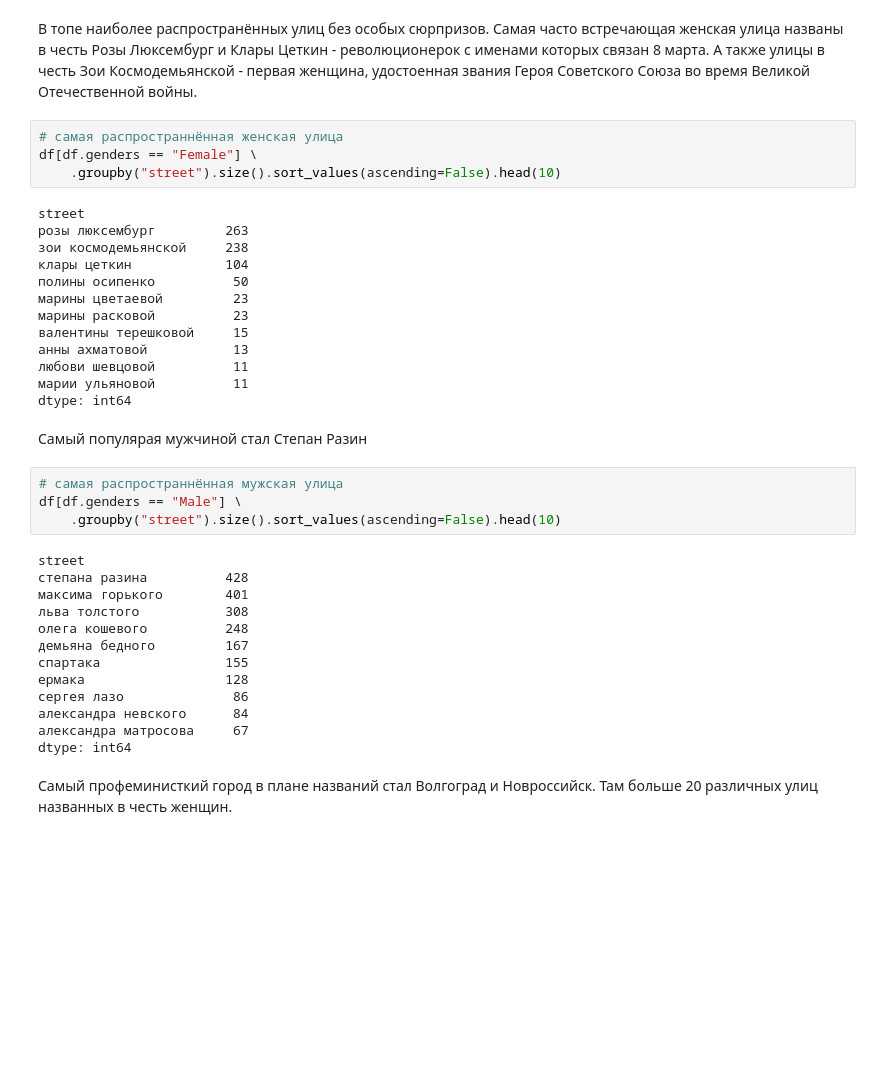
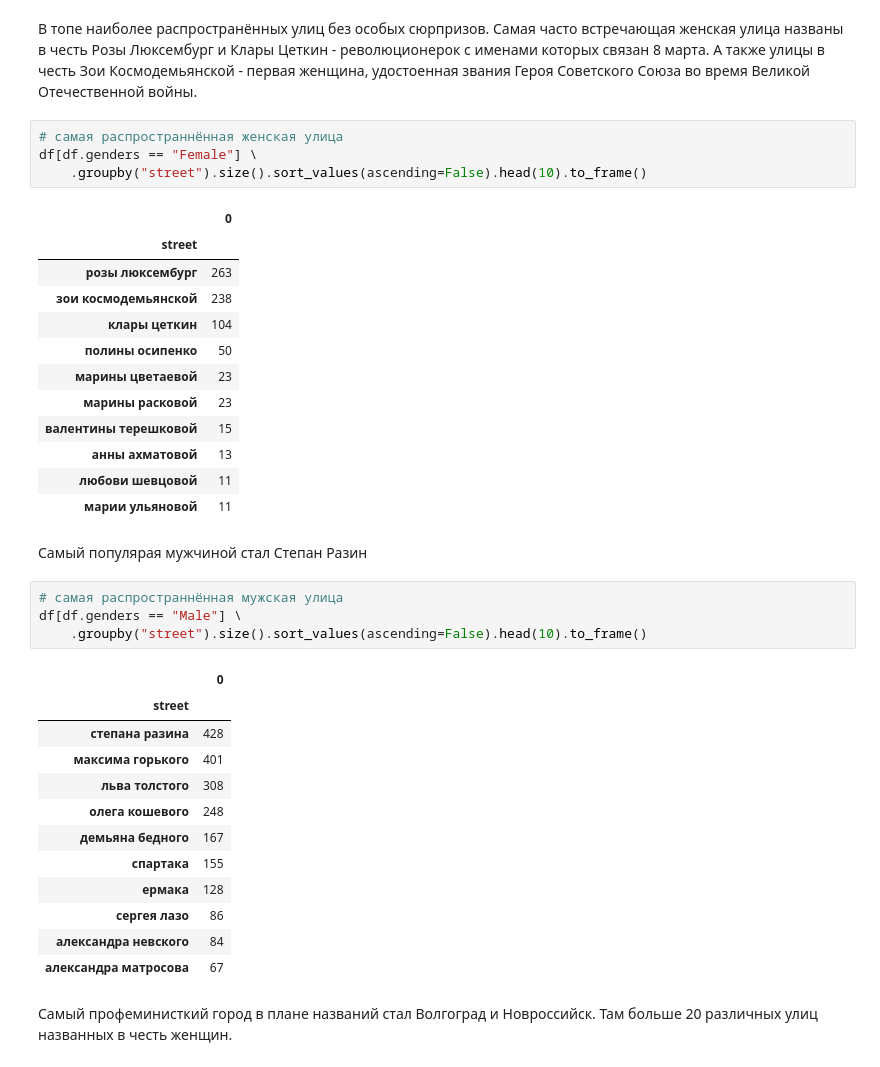
Before and after one commit to kkruglik/GANs, a Jupyter notebook: russian_streets.ipynb, the cells around one changed output. Drawn from its saved outputs; the diff is of its cells as text; blank space fills up the shorter version.

```diff
--- a/russian_streets.ipynb
+++ b/russian_streets.ipynb
@@ -314,39 +314,39 @@ dtype: int64
 # %%
 # самая распространнённая женская улица
 df[df.genders == "Female"] \
-    .groupby("street").size().sort_values(ascending=False).head(10)
+    .groupby("street").size().sort_values(ascending=False).head(10).to_frame()
 # %% [output]
-street
-розы люксембург         263
-зои космодемьянской     238
-клары цеткин            104
-полины осипенко          50
-марины цветаевой         23
-марины расковой          23
-валентины терешковой     15
-анны ахматовой           13
-любови шевцовой          11
-марии ульяновой          11
-dtype: int64
+|  | 0 |
+| street |  |
+| розы люксембург | 263 |
+| зои космодемьянской | 238 |
+| клары цеткин | 104 |
+| полины осипенко | 50 |
+| марины цветаевой | 23 |
+| марины расковой | 23 |
+| валентины терешковой | 15 |
+| анны ахматовой | 13 |
+| любови шевцовой | 11 |
+| марии ульяновой | 11 |
 # %% [markdown]
 Самый популярая мужчиной стал Степан Разин
 # %%
 # самая распространнённая мужская улица
 df[df.genders == "Male"] \
-    .groupby("street").size().sort_values(ascending=False).head(10)
+    .groupby("street").size().sort_values(ascending=False).head(10).to_frame()
 # %% [output]
-street
-степана разина          428
-максима горького        401
-льва толстого           308
-олега кошевого          248
-демьяна бедного         167
-спартака                155
-ермака                  128
-сергея лазо              86
-александра невского      84
-александра матросова     67
-dtype: int64
+|  | 0 |
+| street |  |
+| степана разина | 428 |
+| максима горького | 401 |
+| льва толстого | 308 |
+| олега кошевого | 248 |
+| демьяна бедного | 167 |
+| спартака | 155 |
+| ермака | 128 |
+| сергея лазо | 86 |
+| александра невского | 84 |
+| александра матросова | 67 |
 # %% [markdown]
 Самый профеминисткий город в плане названий стал Волгоград и Новроссийск. Там больше 20 различных улиц названных в честь женщин.
 # %%
```
Also changed, not shown: parts of 6 cells of this notebook.
